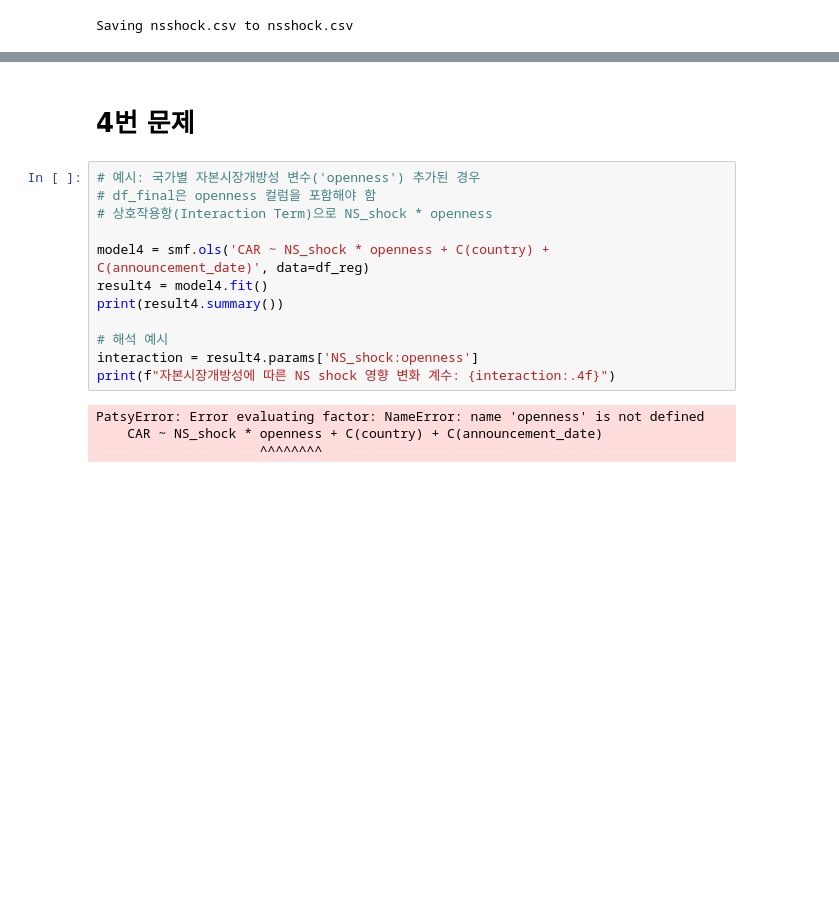
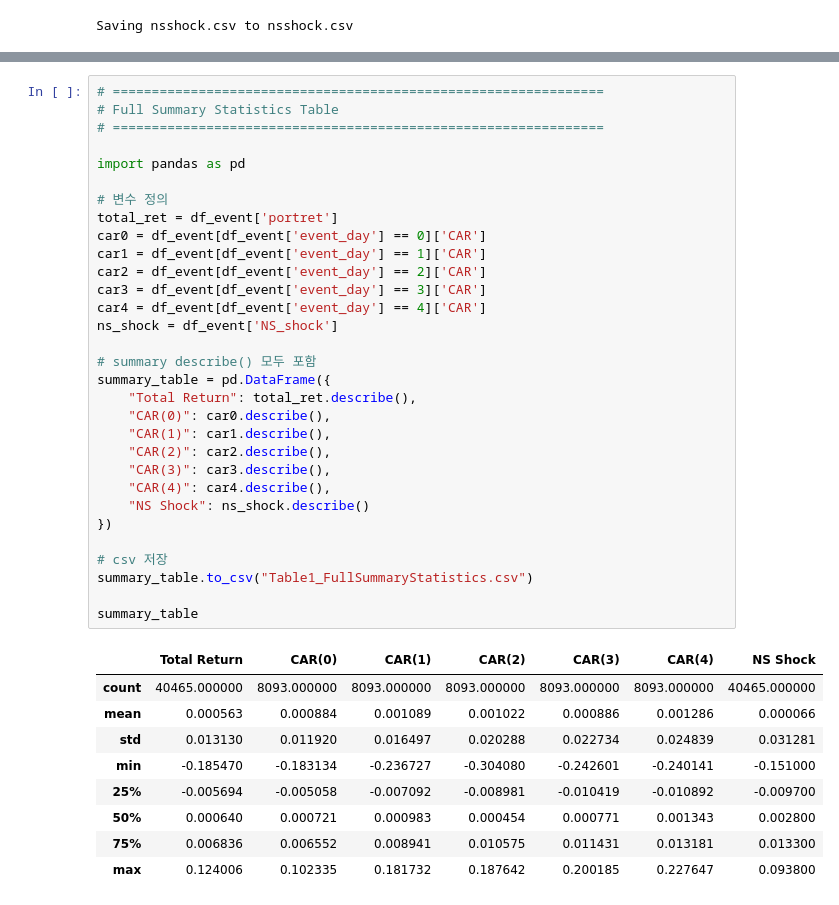
Before and after one commit to LJMfintech/Financial_Data_Analysis_2, a Jupyter notebook: DataAnalysisHW2.ipynb, the cells around one changed output, grey strips where cells are left out. Cells and saved outputs as stored; diff of their text form; blank space fills up the shorter version.

```diff
--- a/DataAnalysisHW2.ipynb
+++ b/DataAnalysisHW2.ipynb
@@ -508,18 +303,41 @@ NS shock 계수: 0.0554 → 통화정책 충격이 글로벌 주식시장에 미
-# %% [markdown]
-# 4번 문제
-# %%
-# 예시: 국가별 자본시장개방성 변수('openness') 추가된 경우
-# df_final은 openness 컬럼을 포함해야 함
-# 상호작용항(Interaction Term)으로 NS_shock * openness
-
-model4 = smf.ols('CAR ~ NS_shock * openness + C(country) + C(announcement_date)', data=df_reg)
-result4 = model4.fit()
-print(result4.summary())
-
-# 해석 예시
-interaction = result4.params['NS_shock:openness']
-print(f"자본시장개방성에 따른 NS shock 영향 변화 계수: {interaction:.4f}")
-# %% [output]
-PatsyError: Error evaluating factor: NameError: name 'openness' is not defined
-    CAR ~ NS_shock * openness + C(country) + C(announcement_date)
-                     ^^^^^^^^
+# %%
+# ===============================================================
+# Full Summary Statistics Table
+# ===============================================================
+
+import pandas as pd
+
+# 변수 정의
+total_ret = df_event['portret']
+car0 = df_event[df_event['event_day'] == 0]['CAR']
+car1 = df_event[df_event['event_day'] == 1]['CAR']
+car2 = df_event[df_event['event_day'] == 2]['CAR']
+car3 = df_event[df_event['event_day'] == 3]['CAR']
+car4 = df_event[df_event['event_day'] == 4]['CAR']
+ns_shock = df_event['NS_shock']
+
+# summary describe() 모두 포함
+summary_table = pd.DataFrame({
+    "Total Return": total_ret.describe(),
+    "CAR(0)": car0.describe(),
+    "CAR(1)": car1.describe(),
+    "CAR(2)": car2.describe(),
+    "CAR(3)": car3.describe(),
+    "CAR(4)": car4.describe(),
+    "NS Shock": ns_shock.describe()
+})
+
+# csv 저장
+summary_table.to_csv("Table1_FullSummaryStatistics.csv")
+
+summary_table
+# %% [output]
+|  | Total Return | CAR(0) | CAR(1) | CAR(2) | CAR(3) | CAR(4) | NS Shock |
+| count | 40465.000000 | 8093.000000 | 8093.000000 | 8093.000000 | 8093.000000 | 8093.000000 | 40465.000000 |
+| mean | 0.000563 | 0.000884 | 0.001089 | 0.001022 | 0.000886 | 0.001286 | 0.000066 |
+| std | 0.013130 | 0.011920 | 0.016497 | 0.020288 | 0.022734 | 0.024839 | 0.031281 |
+| min | -0.185470 | -0.183134 | -0.236727 | -0.304080 | -0.242601 | -0.240141 | -0.151000 |
+| 25% | -0.005694 | -0.005058 | -0.007092 | -0.008981 | -0.010419 | -0.010892 | -0.009700 |
+| 50% | 0.000640 | 0.000721 | 0.000983 | 0.000454 | 0.000771 | 0.001343 | 0.002800 |
+| 75% | 0.006836 | 0.006552 | 0.008941 | 0.010575 | 0.011431 | 0.013181 | 0.013300 |
+| max | 0.124006 | 0.102335 | 0.181732 | 0.187642 | 0.200185 | 0.227647 | 0.093800 |
```
Also changed, not shown: parts of 21 cells of this notebook.
